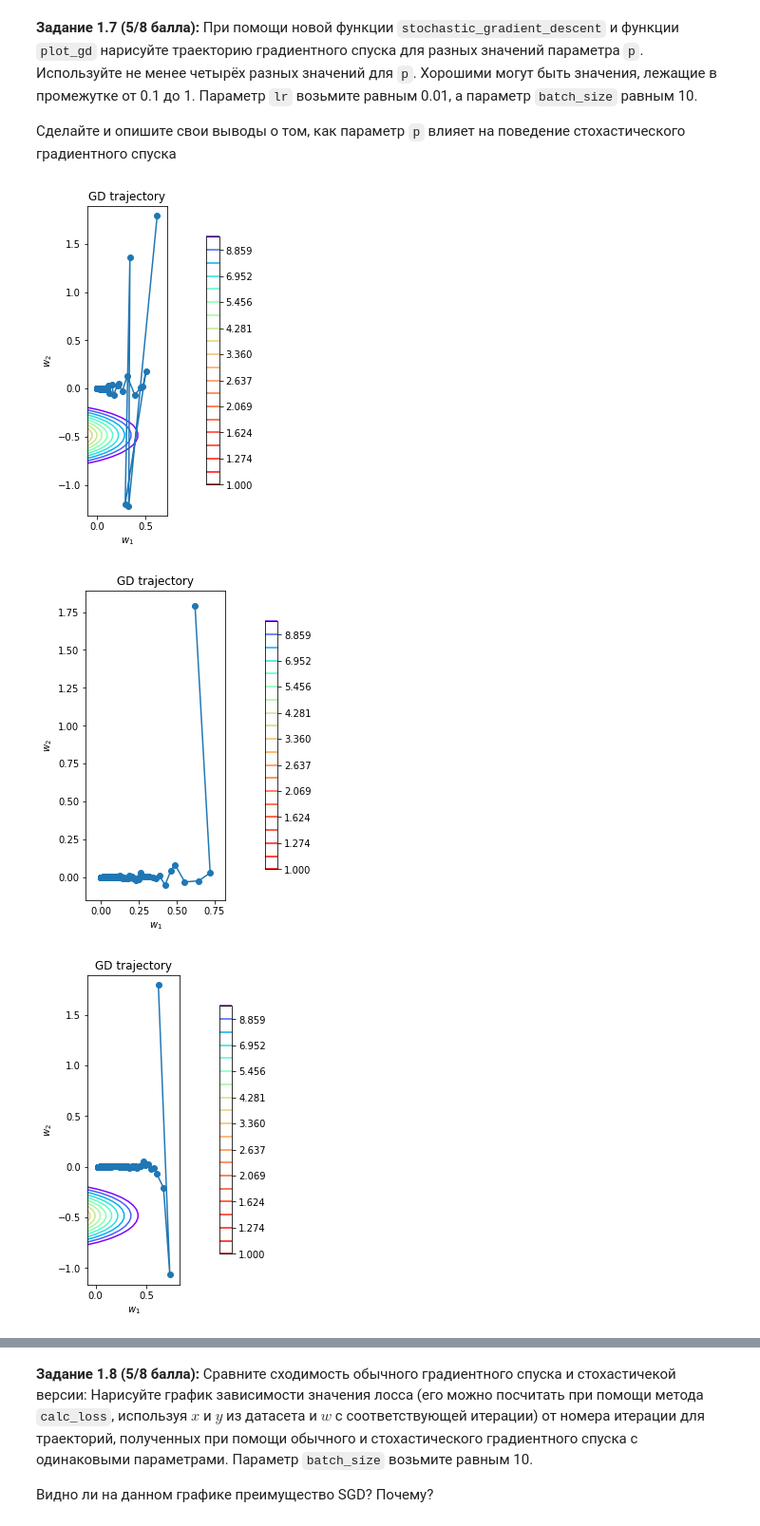
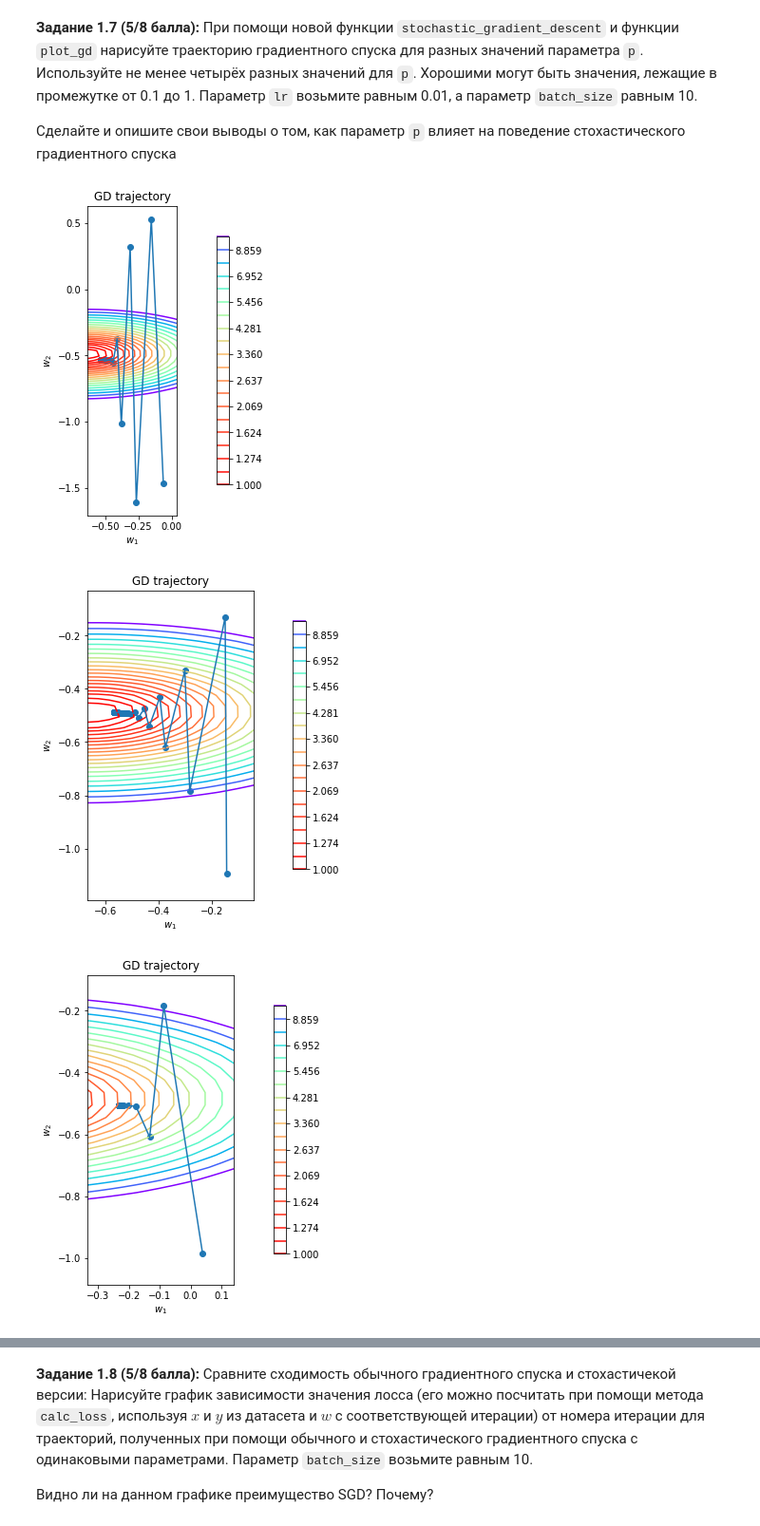
Before and after one commit to KozlovKY/iad-part_1, a Jupyter notebook: iad_5/hw05_gd_KozlovKirill.ipynb, the cells around one changed output, grey strips where cells are left out. Shown at 95% size. Saved outputs shown, nothing was run; the diff lists cells and outputs as text; code cells hidden in the pictures.

```diff
--- a/iad_5/hw05_gd_KozlovKirill.ipynb
+++ b/iad_5/hw05_gd_KozlovKirill.ipynb
@@ -252,7 +252,7 @@ def plot_gd(w_list: Iterable, X: np.ndarray, y: np.ndarray, loss: BaseLoss):
 * Хорошие значения для `lr` могут лежать в промежутке от 0.0001 до 0.1
 # %%
 # -- YOUR CODE HERE --
-for lr in (1e-1,1e-2,1e-3, 1e-4):
-    plot_gd(gradient_descent(w_init, X, y, loss, lr,100), X, y, loss)
-    # при большом - треш, колебания огромные, оптимальное порядка 1е-3, выше тупо не доходит до минимимума
+for lr in (1e-4, 1e-3, 5e-3,1e-2):
+    w_list = gradient_descent(w_init, X, y, loss, lr, 1000)
+    plot_gd(w_list, X, y, loss)
 # %% [output]
@@ -289,14 +291,13 @@ def stochastic_gradient_descent(w_init: np.ndarray, X: np.ndarray, y: np.ndarray
     :return: Список из n_iterations объектов np.ndarray размера (n_features,) -- история весов на каждом шаге
     """
     # -- YOUR CODE HERE --
+    w = w_init
     a = []
-    a.append(w_init)
+    batch_indices = np.random.choice(X.shape[0], size=batch_size, replace=False)
+    batch = X[batch_indices]
     for _ in range(n_iterations):
-      batch_indices = np.random.choice(X.shape[0], size=batch_size, replace=False)
-      batch = X[batch_indices]
-      w_init  = w_init - lr * loss.calc_grad(batch,y[batch_size],w_init)
-      a.append(w_init)
-
+        w = w - lr*loss.calc_grad(batch, y[batch_indices], w)
+        a.append(w)
     return a
 # %% [markdown]
 **Задание 1.5 (5/8 балла):** При помощи функций `stochastic_gradient_descent` и  `plot_gd` нарисуйте траекторию градиентного спуска для разных значений длины шага (параметра `lr`) и размера подвыборки (параметра `batch_size`). Используйте не менее четырёх разных значений для `lr` и `batch_size`.
@@ -306,7 +307,7 @@ def stochastic_gradient_descent(w_init: np.ndarray, X: np.ndarray, y: np.ndarray
 Обратите внимание, что в нашем датасете всего 300 объектов, так что `batch_size` больше этого числа не будет иметь смысла.
 # %%
 # -- YOUR CODE HERE --
-for lr in (1e-4,1e-3,1e-2, 1e-1):
-        for ba in (50,100,150,200):
+for lr in (1e-2, 1e-2 - 2e-3, 1e-2 + 2e-3, 1e-2 + 4e-3):
+        for ba in (10,20,30,70):
                 plot_gd(stochastic_gradient_descent(w_init, X, y, loss,lr, ba, 100), X, y, loss)
 # %% [output]
@@ -358,15 +364,14 @@ def stochastic_gradient_descent(w_init: np.ndarray, X: np.ndarray, y: np.ndarray
     :return: Список из n_iterations объектов np.ndarray размера (n_features,) -- история весов на каждом шаге
     """
     # -- YOUR CODE HERE --
+    w = w_init
     a = []
-    a.append(w_init)
+    batch_indices = np.random.choice(X.shape[0], size=batch_size, replace=False)
+    batch = X[batch_indices]
     for i in range(n_iterations):
-      batch_indices = np.random.choice(X.shape[0], size=batch_size, replace=False)
-      batch = X[batch_indices]
-      eta = lr * (1/(1+i))**p
-      w_init  = w_init - eta * loss.calc_grad(batch,y[batch_size],w_init)
-      a.append(w_init)
-
+        w = w - lr*loss.calc_grad(batch, y[batch_indices], w)
+        lr = lr*(1/(1+i))**p
+        a.append(w)
     return a
 # %% [markdown]
 **Задание 1.7 (5/8 балла):** При помощи новой функции `stochastic_gradient_descent` и функции `plot_gd` нарисуйте траекторию градиентного спуска для разных значений параметра `p`. Используйте не менее четырёх разных значений для `p`. Хорошими могут быть значения, лежащие в промежутке от 0.1 до 1.
@@ -375,9 +380,9 @@ def stochastic_gradient_descent(w_init: np.ndarray, X: np.ndarray, y: np.ndarray
 Сделайте и опишите свои выводы о том, как параметр `p` влияет на поведение стохастического градиентного спуска
 # %%
 # -- YOUR CODE HERE --
-for p in (0.1,0.5,0.7,1):
-                plot_gd(stochastic_gradient_descent(w_init, X, y, loss,0.01, 10, p, 1000), X, y, loss)
+for p in (0.1,0.01,0.3,0.75):
+                plot_gd(stochastic_gradient_descent(w_init, X, y, loss,0.01, 10, p, 100), X, y, loss)
 # %% [output]
-[figure, old version]
+[figure, new version]
-[figure, old version]
+[figure, new version]
-[figure, old version]
+[figure, new version]
```
Also changed, not shown: parts of 35 cells of this notebook, 14 other files.
